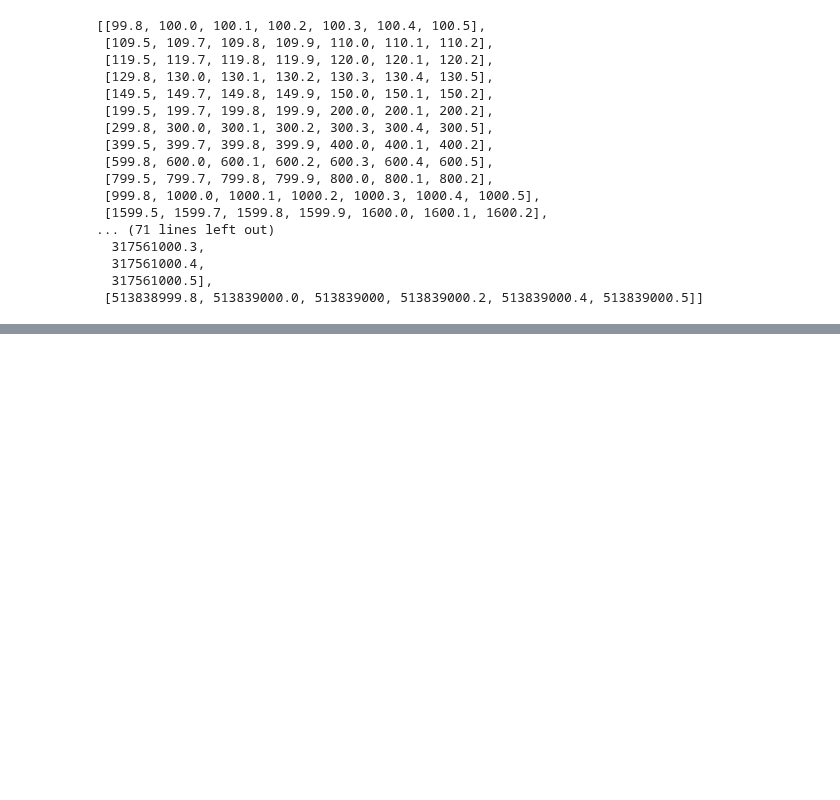
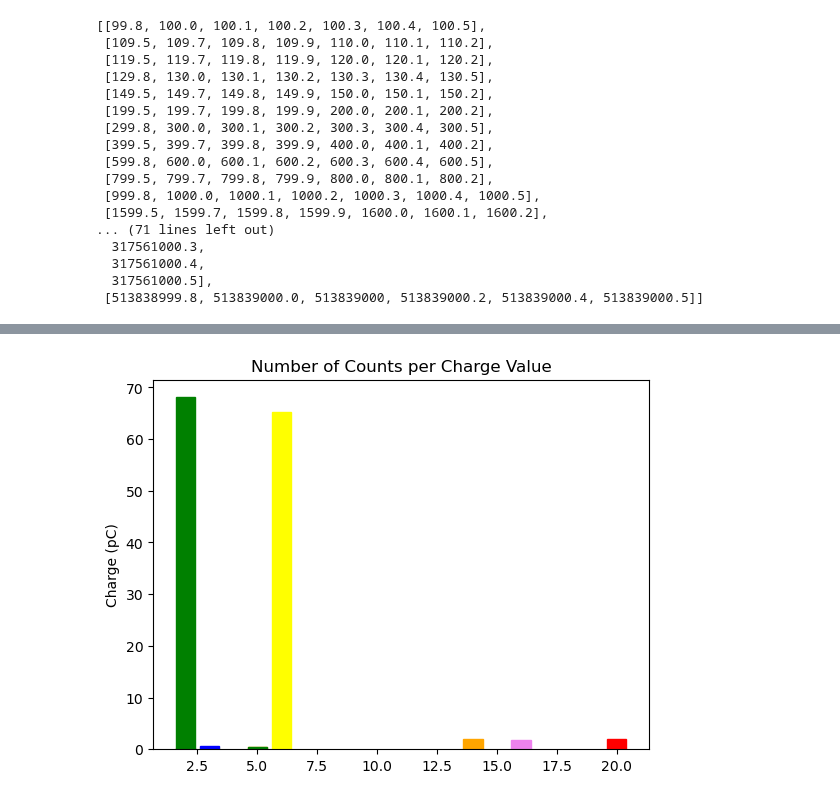
Before and after one commit to jpgtordilla/hombom24, a Jupyter notebook: archive-analysis/lcls-tools-plots/notebooks/common_charges.ipynb, the cells around one changed output, grey strips where cells are left out. Cells and saved outputs as stored; diff of their text form; code cells hidden in the pictures; blank space fills up the shorter version.

```diff
--- a/archive-analysis/lcls-tools-plots/notebooks/common_charges.ipynb
+++ b/archive-analysis/lcls-tools-plots/notebooks/common_charges.ipynb
@@ -142,0 +152,18 @@ plt.show()
+# %%
+fig, ax = plt.subplots()
+
+# filter out charge values less than 0.1 and greater than 3.0
+plot_charge_clusters = [cluster for cluster in charge_clusters if 0.1 < float(np.mean(cluster))]
+
+counts = [float(np.mean(plot_charge_clusters[i])) for i in range(len(plot_charge_clusters))]
+values = [len(plot_charge_clusters[i]) for i in range(len(plot_charge_clusters))]
+bars = ax.bar(values, counts)
+colors = ["red", "orange", "yellow", "green", "blue", "violet"]
+for i in range(len(bars)):
+    bars[i].set_color(colors[i % len(colors)])
+
+ax.set_ylabel('Charge (pC)')
+ax.set_title('Number of Counts per Charge Value')
+plt.show()
+# %% [output]
+[figure, added]
```
Also changed, not shown: parts of 7 cells of this notebook, 4 other files.
